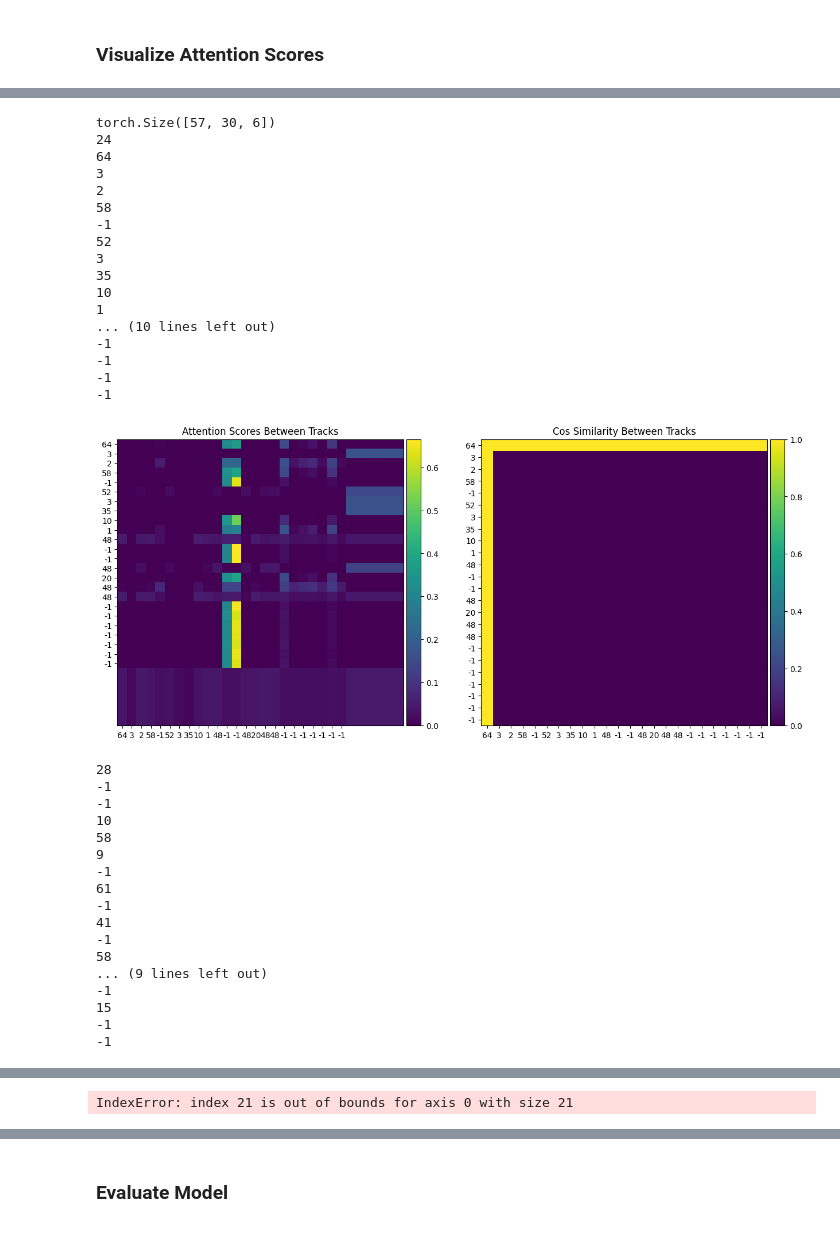
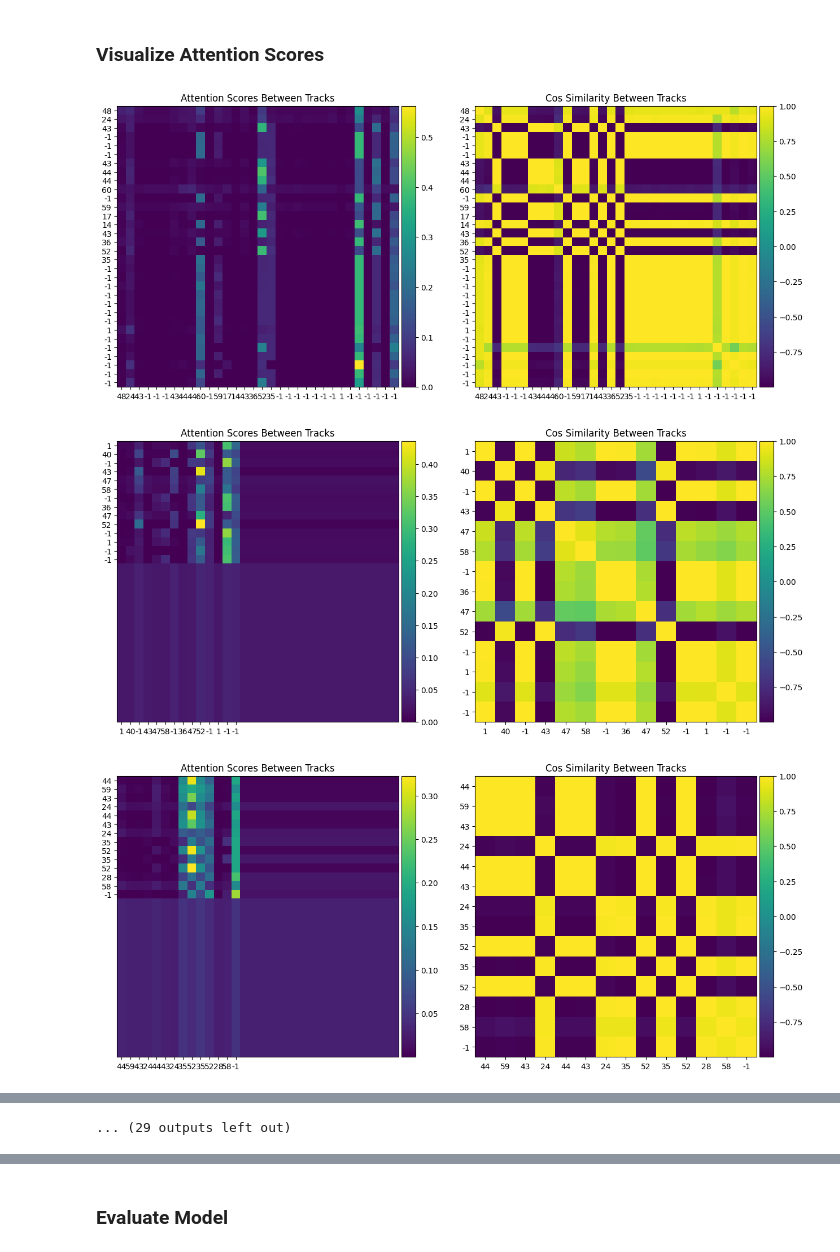
Before and after one commit to LukeV37/Pythia, a Jupyter notebook: Jet_Attention_Model_Event_Level.ipynb, the cells around one changed output, grey strips where cells are left out. Cells and saved outputs as stored; diff of their text form; code cells hidden in the pictures.

```diff
--- a/Jet_Attention_Model_Event_Level.ipynb
+++ b/Jet_Attention_Model_Event_Level.ipynb
@@ -469,19 +469,11 @@ Epoch: 19       Train Loss: 0.129126    Val Loss: 0.136148
 # %% [markdown]
 ### Visualize Attention Scores
 # %%
-hs_idx = []
-for event in range(len(Events_testing)):
-    event_idx = event
-    jet_idx = np.where(np.array([float(jet.label[0].numpy()) for jet in Events_testing[event]]) > 0.9)[0]
-    for idx in jet_idx:
-        hs_idx.append([event_idx, idx])
-
 plotting_num=1
 for i in range(plotting_num):
     #event_no, jet_no = hs_idx[i]
 
     jets_test, trks_test, test_labels, test_bin_labels = dataloader(Events_testing[i])
-    print(trks_test.shape)
 
     # Get Model Predictions
     model.eval()
@@ -489,45 +481,47 @@ for i in range(plotting_num):
 
     # Calculate tick labels
     num_jets = len(output)
-    num_trks = len(Events_testing[i][0].trk_labels)
+    num_trks = len(Events_testing[i][0].trk_features)
     for j in range(num_jets):
         # Define subplots
         fig, (ax1, ax2) = plt.subplots(1, 2, figsize=(15,15))
+        tick_labels = []
+        num_trks = len(Events_testing[i][j].trk_labels)
         ticks = [x for x in range(num_trks)]
-        tick_labels = []
-        print(len(Events_testing[i][j].trk_labels))
         for trk in range(num_trks):
-            print(int(Events_testing[i][j].trk_labels[trk]))
             tick_labels.append(int(Events_testing[i][j].trk_labels[trk]))
 
         # Plot attention weights
-        im1 = ax1.imshow(trk_weights[0].detach().cpu().numpy())
+        im1 = ax1.imshow(trk_weights[j].detach().cpu().numpy())
         ax1.set_xticks(ticks, tick_labels)
         ax1.set_yticks(ticks, tick_labels)
         ax1.set_title("Attention Scores Between Tracks")
         divider = make_axes_locatable(ax1)
         cax = divider.append_axes('right', size='5%', pad=0.05)
         fig.colorbar(im1, cax=cax, orientation='vertical')
 
         # Calculate cos similiarity matrix
         cos_sim_matrix = np.zeros((num_trks,num_trks))
-        for trk in range(num_trks):
-            feats1 = Events_testing[i][j].trk_features[trk].numpy()
+        for u in range(num_trks):
+            feats1 = Events_testing[i][j].trk_features[u].numpy()
             A = np.linalg.norm(feats1)
-            for k in range(trk,num_trks):
-                feats2 = Events_testing[i][j].trk_features[trk].numpy()
+            for v in range(u,num_trks):
+                feats2 = Events_testing[i][j].trk_features[v].numpy()
                 B = np.linalg.norm(feats2)
-                cos_sim_matrix[j,k] = np.dot(feats1,feats2) / (A*B)
-                cos_sim_matrix[k,j] = cos_sim_matrix[j,k]
+                cos_sim_matrix[u,v] = np.dot(feats1,feats2) / (A*B)
+                cos_sim_matrix[v,u] = cos_sim_matrix[u,v]
 
         # Plot cos similiarity matrix
         im2 = ax2.imshow(cos_sim_matrix)
         ax2.set_xticks(ticks, tick_labels)
         ax2.set_yticks(ticks, tick_labels)
         ax2.set_title("Cos Similarity Between Tracks")
         divider = make_axes_locatable(ax2)
         cax = divider.append_axes('right', size='5%', pad=0.05)
         fig.colorbar(im2, cax=cax, orientation='vertical')
 
         plt.show()
 # %% [output]
+[figure, new version]
+[figure, new version]
+[figure, new version]
@@ -534,35 +537 @@ for i in range(plotting_num):
-torch.Size([57, 30, 6])
-24
-64
-3
-2
-58
--1
-52
-3
-35
-10
-1
-... (10 lines left out)
--1
--1
--1
--1
+... (29 outputs left out)
-[figure, old version]
-28
--1
--1
-10
-58
-9
--1
-61
--1
-41
--1
-58
-... (9 lines left out)
--1
-15
--1
--1
@@ -587 +537,0 @@ torch.Size([57, 30, 6])
-IndexError: index 21 is out of bounds for axis 0 with size 21
```
Also changed, not shown: parts of 11 cells of this notebook.
